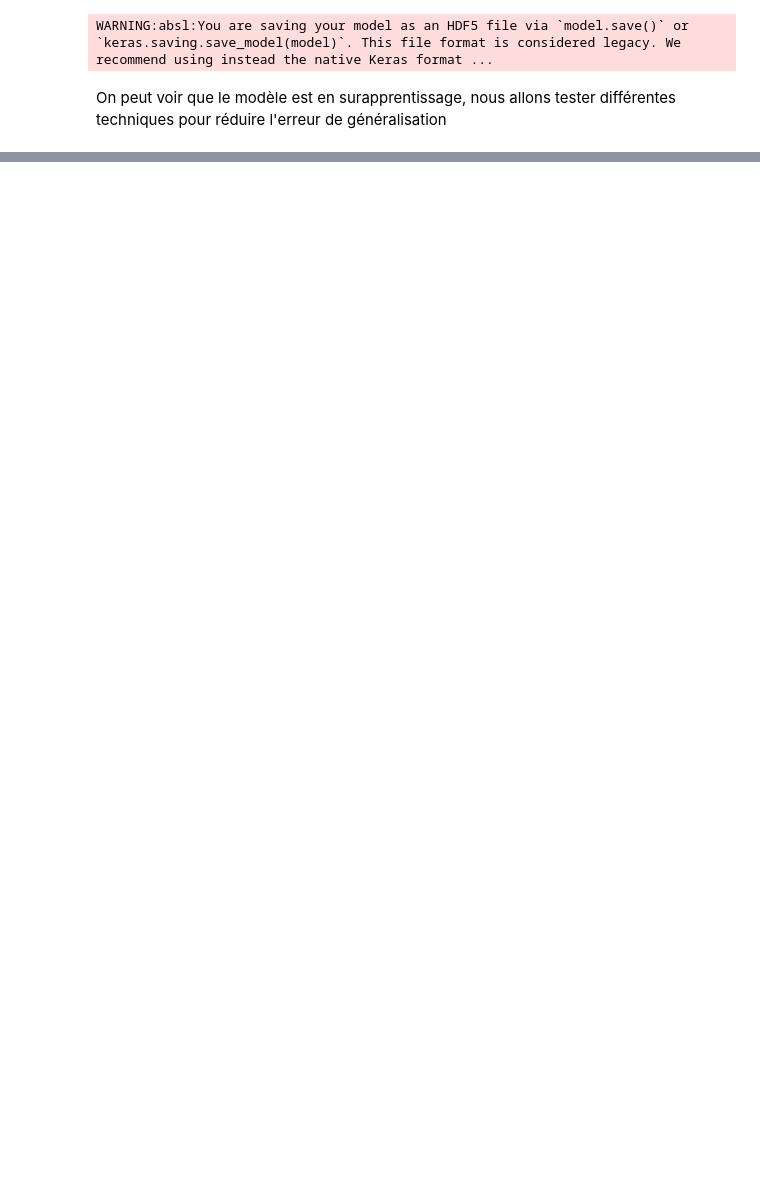
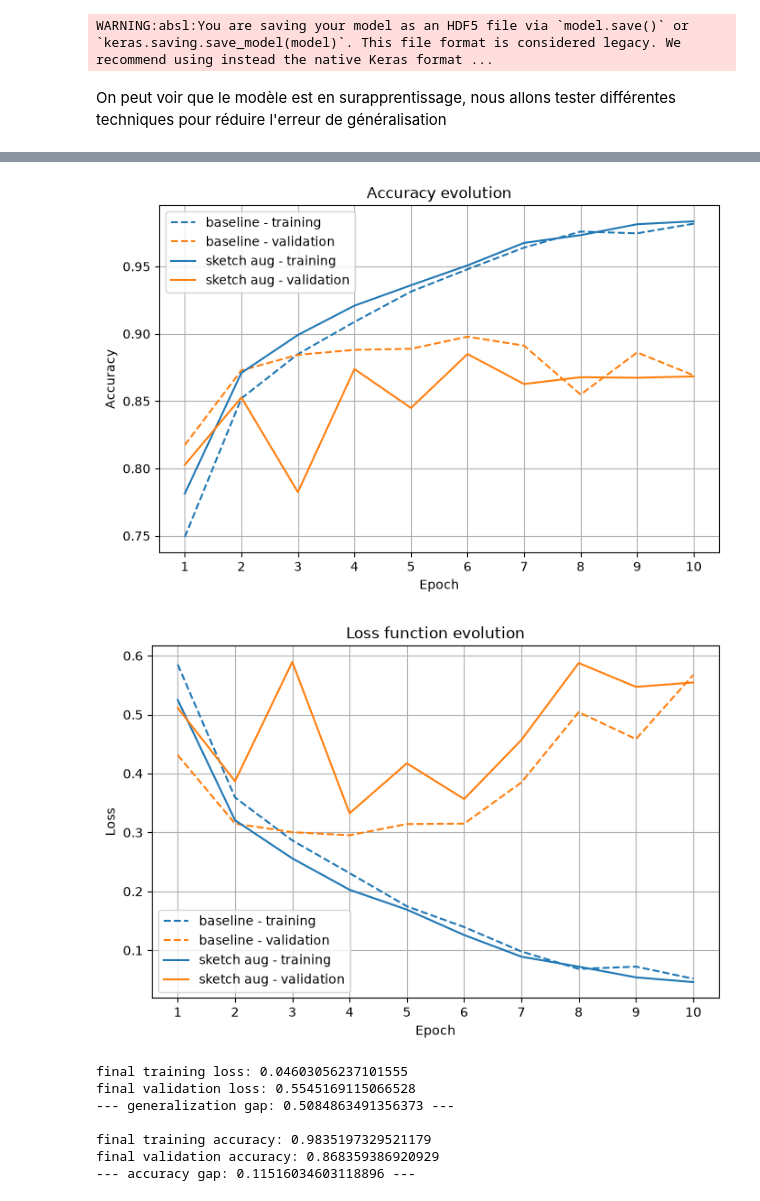
Before and after one commit to Williampancha/Leyenda, a Jupyter notebook: leyenda.ipynb, the cells around one changed output, grey strips where cells are left out. Drawn from its saved outputs; the diff is of its cells as text; code cells hidden in the pictures; blank space fills up the shorter version.

```diff
--- a/leyenda.ipynb
+++ b/leyenda.ipynb
@@ -337,0 +491,10 @@ On peut voir que le modèle est en surapprentissage, nous allons tester différe
+# %%
+model_sketch_aug = keras.models.clone_model(model_baseline)  # même architecture, poids réinitialisés
+
+model_sketch_aug.compile(optimizer="adam", loss='sparse_categorical_crossentropy', metrics=['accuracy'])
+
+history_sketch_aug = model_sketch_aug.fit(
+    train_data_aug,
+    validation_data=val_data,
+    epochs=epochs,
+)
@@ -337,0 +523,33 @@ On peut voir que le modèle est en surapprentissage, nous allons tester différe
+# %%
+actual_epochs = range(1, epochs + 1)
+
+for metric, title in [("accuracy", "Accuracy evolution"), ("loss", "Loss function evolution")]:
+    plt.figure(figsize=(8, 5))
+    plt.plot(actual_epochs, history_baseline.history[metric], "--", color="tab:blue", label="baseline - training")
+    plt.plot(actual_epochs, history_baseline.history[f"val_{metric}"], "--", color="tab:orange", label="baseline - validation")
+    plt.plot(actual_epochs, history_sketch_aug.history[metric], color="tab:blue", label="sketch aug - training")
+    plt.plot(actual_epochs, history_sketch_aug.history[f"val_{metric}"], color="tab:orange", label="sketch aug - validation")
+    plt.title(title)
+    plt.xticks(actual_epochs)
+    plt.xlabel("Epoch")
+    plt.ylabel(metric.capitalize())
+    plt.legend()
+    plt.grid(True)
+    plt.show()
+
+aug_loss, aug_val_loss = history_sketch_aug.history["loss"], history_sketch_aug.history["val_loss"]
+aug_acc, aug_val_acc = history_sketch_aug.history["accuracy"], history_sketch_aug.history["val_accuracy"]
+print(f'final training loss: {aug_loss[-1]}\nfinal validation loss: {aug_val_loss[-1]}')
+print(f'--- generalization gap: {abs(aug_loss[-1] - aug_val_loss[-1])} ---')
+print(f'\nfinal training accuracy: {aug_acc[-1]}\nfinal validation accuracy: {aug_val_acc[-1]}')
+print(f'--- accuracy gap: {abs(aug_acc[-1] - aug_val_acc[-1])} ---')
+# %% [output]
+[figure, added]
+[figure, added]
+final training loss: 0.04603056237101555
+final validation loss: 0.5545169115066528
+--- generalization gap: 0.5084863491356373 ---
+
+final training accuracy: 0.9835197329521179
+final validation accuracy: 0.868359386920929
+--- accuracy gap: 0.11516034603118896 ---
```
Also changed, not shown: parts of 19 cells of this notebook, 1 other file.
